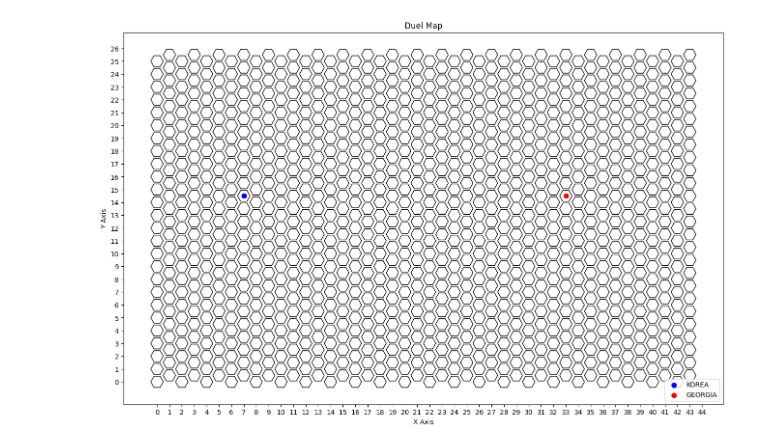
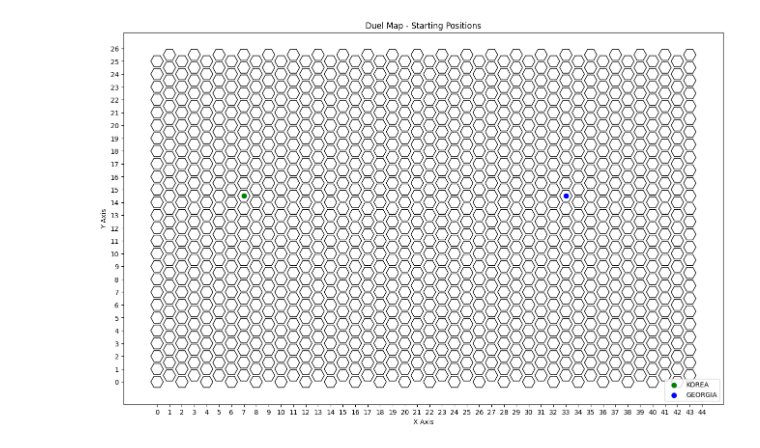
Before and after one commit to Jacob-CL/Civ6-GameReader, a Jupyter notebook: Civ6GameReaderV2.ipynb, the cells around one changed output. Drawn from its saved outputs; the diff is of its cells as text; code cells hidden in the pictures.

```diff
--- a/Civ6GameReaderV2.ipynb
+++ b/Civ6GameReaderV2.ipynb
@@ -1,4 +1,9 @@
 # %%
+# To do -
+# City state and Barbarian plots
+# List units of each player
+# PLot movement of each player's unit
+
 import matplotlib.pyplot as plt
 import numpy as np
 import pandas as pd
@@ -50,7 +55,7 @@ def plot_hexagon_grid(rows=27, cols=44, hex_size=0.5, dot_info=None):
     # X and Y labels
     plt.xlabel('X Axis')  # X-axis label
     plt.ylabel('Y Axis')  # Y-axis label
-    plt.title('Duel Map')  # Plot title
+    plt.title('Duel Map - Starting Positions')  # Plot title
 
     plt.legend()
 
@@ -65,7 +70,7 @@ player_name_string = "CIVILIZATION_LEVEL_FULL_CIV"
 current_player = 0  # Start with player 1
 with open('C:\\Users\\User\\AppData\\Local\\Firaxis Games\\Sid Meier\'s Civilization VI\\Logs\\GameCore.log', 'r') as file:
     for line in file:
-        if player_name_string in (line):
+        if player_name_string in line:
             name_pattern = r"Civilization - CIVILIZATION_([A-Za-z]+)\s"
             name_match = re.search(name_pattern, line)
             if name_match:
@@ -80,34 +85,33 @@ with open('C:\\Users\\User\\AppData\\Local\\Firaxis Games\\Sid Meier\'s Civiliza
 player_coord_start_string = "Map Script: Major Start X:"
 current_player = 0  # Start with player 1
 with open('C:\\Users\\User\\AppData\\Local\\Firaxis Games\\Sid Meier\'s Civilization VI\\Logs\\Lua.log', 'r') as file:
     for line in file:
         if line.startswith(player_coord_start_string):
             # Extract X coordinate
             x_pattern = r"Major Start X:\s*(\d+)"
             x_match = re.search(x_pattern, line)
             if x_match:
                 x_number = int(x_match.group(1))
                 players[current_player]['x_start'] = x_number
 
             # Extract Y coordinate
             y_pattern = r"Major Start Y:\s*(\d+)"
             y_match = re.search(y_pattern, line)
             if y_match:
                 y_number = int(y_match.group(1))
                 players[current_player]['y_start'] = y_number
 
-
             # Toggle to the next player for the next matching line
             current_player = (current_player + 1) % len(players)  # This will toggle between 0 and 1 for two players
 
 if is_odd(player1['x_start']):
     player1['y_start'] += 0.5
 
 if is_odd(player2['x_start']):
     player2['y_start'] += 0.5
 
 plot_hexagon_grid(26, 44, dot_info=
-                  [(player1['x_start'], player1['y_start'], 'blue', player1['civ']),
-                   (player2['x_start'], player2['y_start'], 'red', player2['civ'])])
+                  [(player1['x_start'], player1['y_start'], 'green', player1['civ']),
+                   (player2['x_start'], player2['y_start'], 'blue', player2['civ'])])
 # %% [output]
-[figure, old version]
+[figure, new version]
```
Also changed, not shown: 1 other file.
